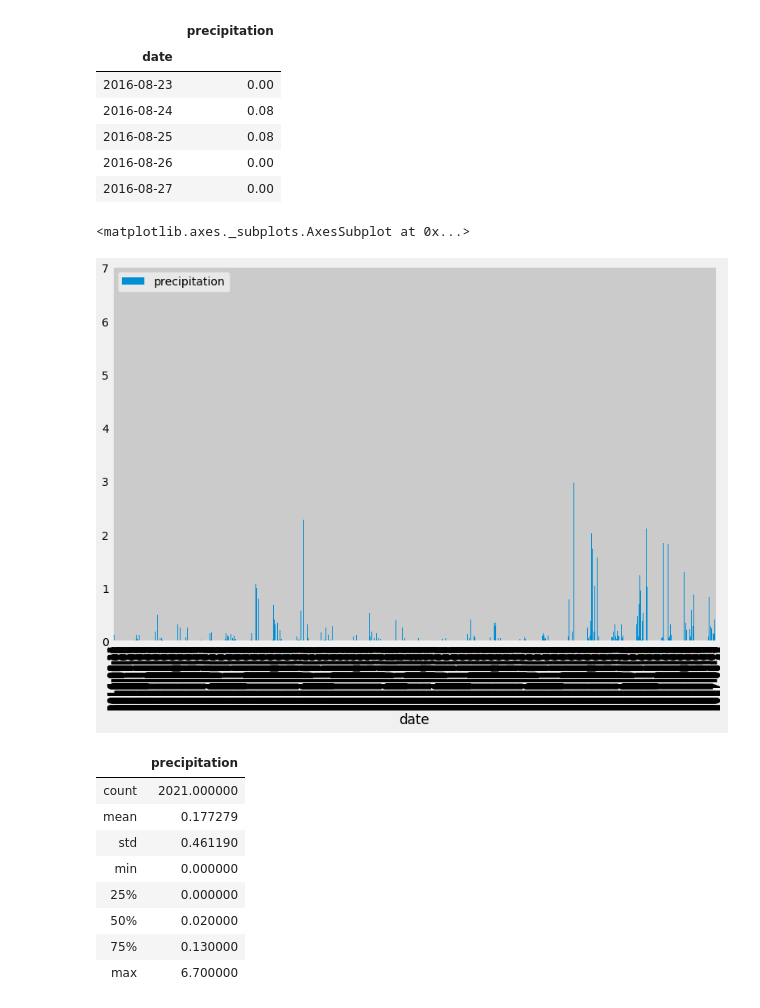
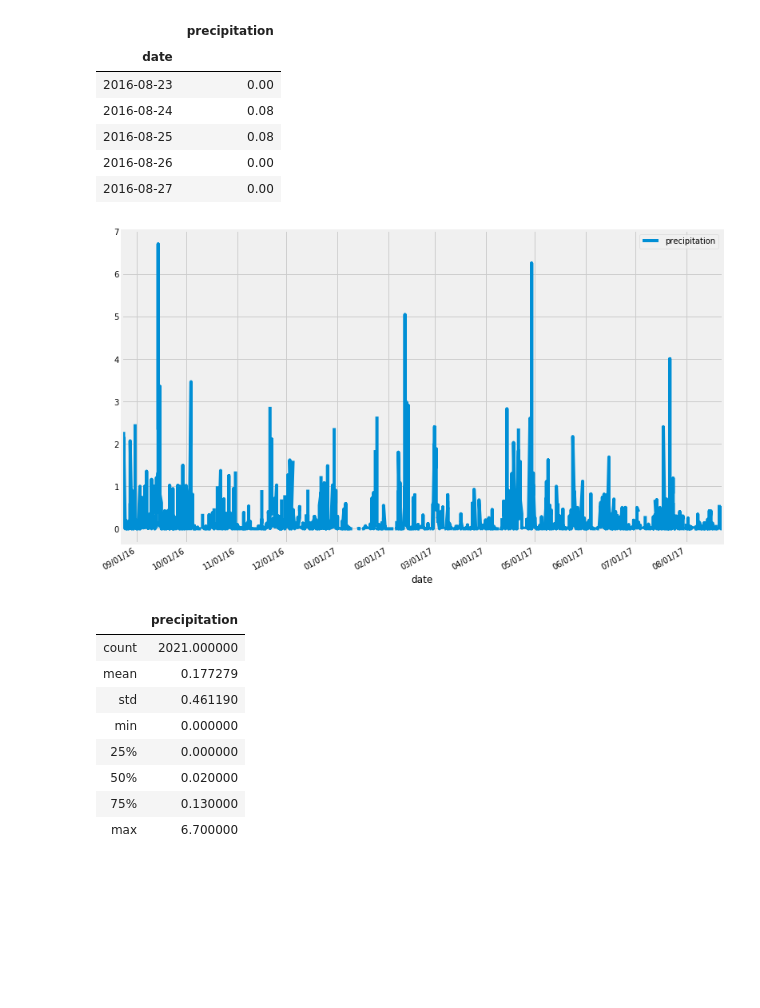
Before and after one commit to tamu94/sqlalchemy_surfsup, a Jupyter notebook: climate3.ipynb, the cells around one changed output. Drawn from its saved outputs; the diff is of its cells as text; code cells hidden in the pictures; blank space fills up the shorter version.

```diff
--- a/climate3.ipynb
+++ b/climate3.ipynb
@@ -73,6 +73,7 @@ measurements_one_year = session.query(Measurement.date, Measurement.prcp)\
 #Create dataframe from one year of measurements using only prcp and date
 prcp_df = pd.DataFrame.from_records(measurements_one_year)
 prcp_df.columns = ["date","precipitation"]
+prcp_df['date'] = pd.to_datetime(prcp_df.date, infer_datetime_format=True)
 prcp_df.set_index("date", inplace = True)
 #sort dataframe by date
 prcp_df.sort_values(by='date')
@@ -88,13 +89,14 @@ prcp_df.head()
 # %%
 #Read station data table as dataframe
 station_df = pd.read_sql_table("station", con=engine)
-# %%
-#Plot data using pandas
-
-prcp_df.plot(kind='bar', figsize=(12,8))
-# %% [output]
-<matplotlib.axes._subplots.AxesSubplot at 0x...>
-[figure, removed]
+# %%
+#Plot data using pandas
+fig, ax = plt.subplots(figsize=(12,8))
+prcp_df.plot(ax=ax)
+ax.xaxis.set_major_locator(mdates.MonthLocator())
+ax.xaxis.set_major_formatter(mdates.DateFormatter('%D'))
+# %% [output]
+[figure, added]
 # %%
 # Use Pandas to calcualte the summary statistics for the precipitation data
 # %%
```
Also changed, not shown: parts of 6 cells of this notebook.
